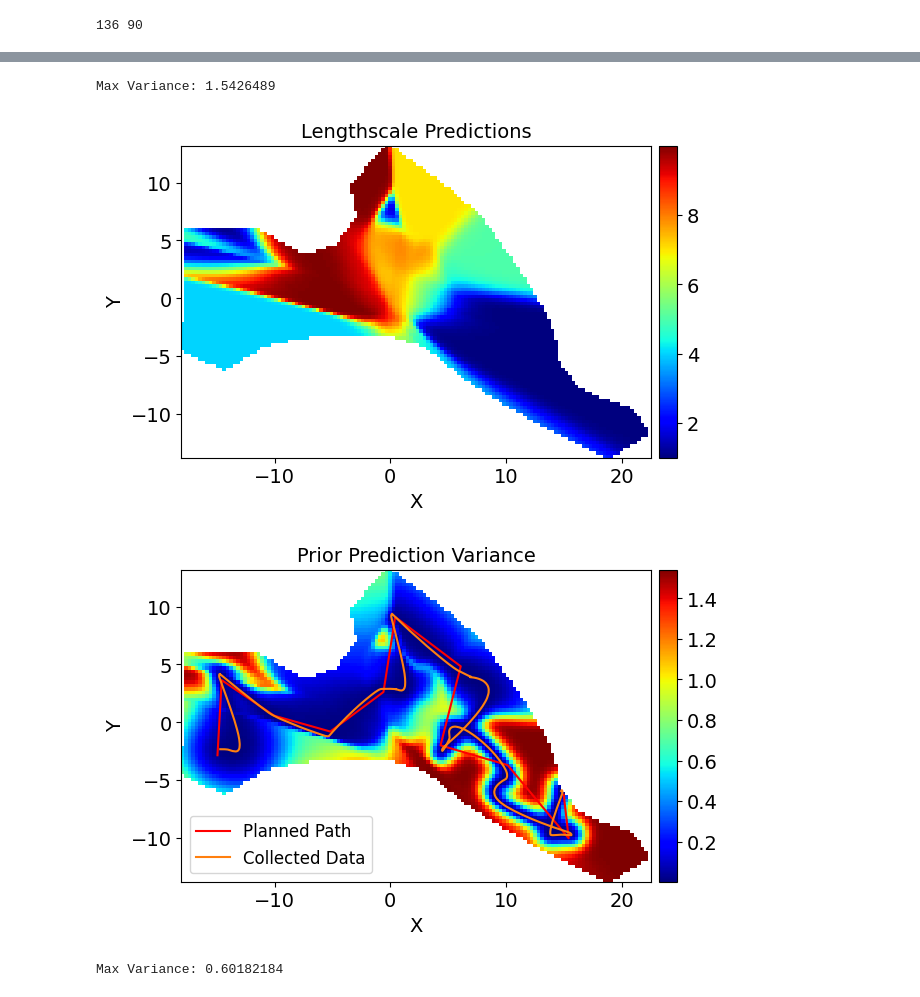
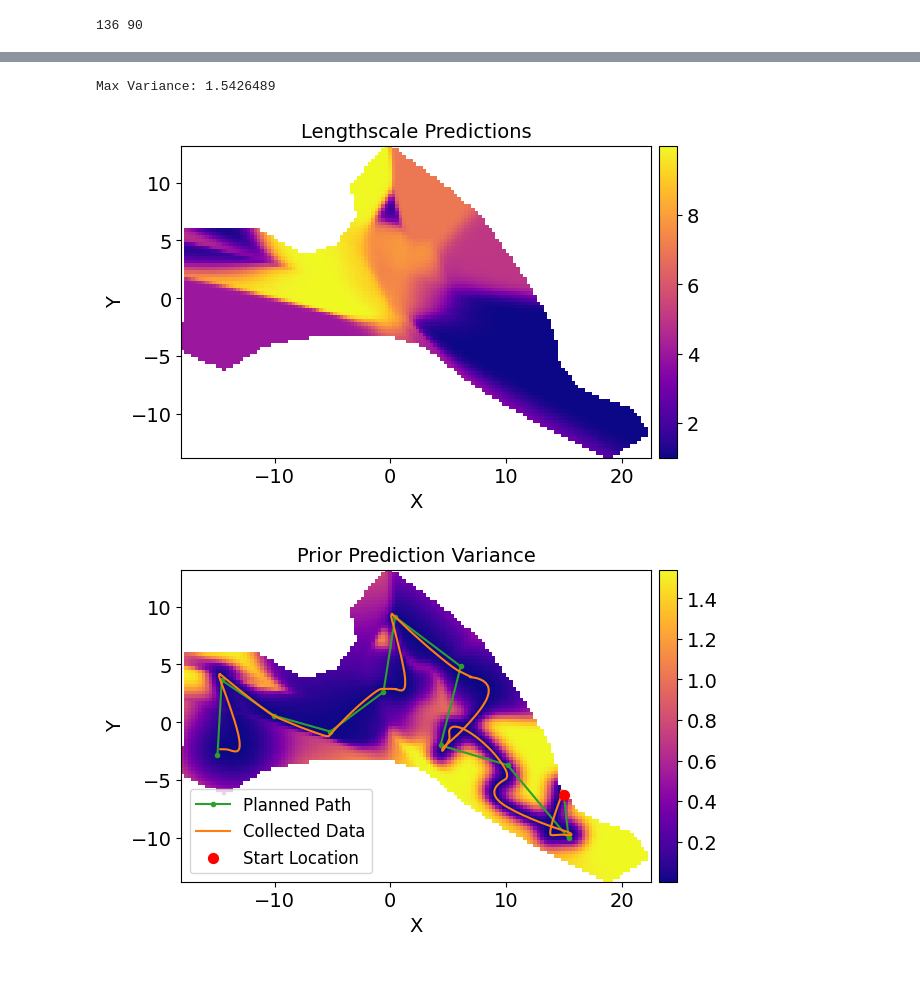
Before and after one commit to itskalvik/ros_sgp_tools, a Jupyter notebook: scripts/postprocess.ipynb, the cells around one changed output, grey strips where cells are left out. Saved outputs shown, nothing was run; the diff lists cells and outputs as text; code cells hidden in the pictures.

```diff
--- a/scripts/postprocess.ipynb
+++ b/scripts/postprocess.ipynb
@@ -157,8 +160,8 @@ with open(fname, 'rb') as handle:
 gpflow.utilities.multiple_assign(gpr.kernel, params['kernel'])
 gpflow.utilities.multiple_assign(gpr.likelihood, params['likelihood'])
 
-mean, var = gpr.predict_f(X_candidates.astype(np.float32))
-print("Max Variance:", var.numpy().max())
+mean, var_prior = gpr.predict_f(X_candidates.astype(np.float32))
+print("Max Variance:", var_prior.numpy().max())
 
 # ---- Plot lengthscale map ----
 fig, ax = plt.subplots()
@@ -168,8 +171,9 @@ lengthscales[outside_idx] = np.nan
 
 im = ax.imshow(
     lengthscales.reshape(num_x, num_y).T,
-    origin='lower', cmap='jet',
-    extent=extent
+    origin='lower',
+    extent=extent,
+    cmap='plasma'
 )
 ax.set_aspect('equal')
 
@@ -180,63 +184,48 @@ fig.colorbar(im, cax=cax)
 ax.set_xlabel('X')
 ax.set_ylabel('Y')
 ax.set_title('Lengthscale Predictions')
+fig.savefig("global_lengthscales", bbox_inches="tight")
 
 plt.show()
 
 
 # ---- Plot variance map (prior) ----
 fig, ax = plt.subplots()
 
-mean, var = gpr.predict_f(X_grid.astype(np.float32))
-mean = mean.numpy()
+_, var = gpr.predict_f(X_grid.astype(np.float32))
 var = var.numpy()
+var_min = var.min()
+var_max = var.max()
 
 var[outside_idx] = np.nan
 
 im = ax.imshow(
     var.reshape(num_x, num_y).T,
-    origin='lower', cmap='jet',
-    extent=extent
+    origin='lower',
+    extent=extent,
+    vmin=var_min,
+    vmax=var_max,
+    cmap='plasma'
 )
 ax.set_aspect('equal')
 
 divider = make_axes_locatable(ax)
 cax = divider.append_axes("right", size="4%", pad=0.08)  # tweak size/pad as desired
 fig.colorbar(im, cax=cax)
 
-ax.plot(initial_path[:, 0], initial_path[:, 1], c='r', label='Planned Path')
+ax.plot(initial_path[:, 0], initial_path[:, 1], c='C2', marker='o', markersize=3, label='Planned Path')
 ax.plot(X_init[:, 0], X_init[:, 1], c='C1', label='Collected Data')
+ax.scatter(initial_path[0, 0], initial_path[0, 1], c='r', s=50, label='Start Location', zorder=10)
 
 ax.set_xlabel('X')
 ax.set_ylabel('Y')
 ax.legend(loc='lower left')
 ax.set_title('Prior Prediction Variance')
+fig.savefig("global_prior", bbox_inches="tight")
 
 plt.show()
 # %% [output]
 Max Variance: 1.5426489
-[figure, old version]
+[figure, new version]
-[figure, old version]
+[figure, new version]
-# %%
-# Init GP model
-_, _, _, gpr_post = get_model_params(np.vstack([X_init, X]).astype(np.float32),
-                                     np.vstack([y_init, y]).astype(np.float32),
-                                     kernel=kernel,
-                                     noise_variance=noise_variance,
-                                     return_model=True,
-                                     force_gp=True,
-                                     verbose=False,
-                                     max_steps=0)
-
-# Load pre-trained parameters
-fname = os.path.join(mission_log, f"model_params.pkl")
-with open(fname, 'rb') as handle:
-    params = pickle.load(handle)
-gpflow.utilities.multiple_assign(gpr_post.kernel, params['kernel'])
-gpflow.utilities.multiple_assign(gpr_post.likelihood, params['likelihood'])
-
-mean, var = gpr_post.predict_f(X_candidates.astype(np.float32))
-print("Max Variance:", var.numpy().max())
-# %% [output]
-Max Variance: 0.60182184
 # %%
```
Also changed, not shown: parts of 5 cells of this notebook.
